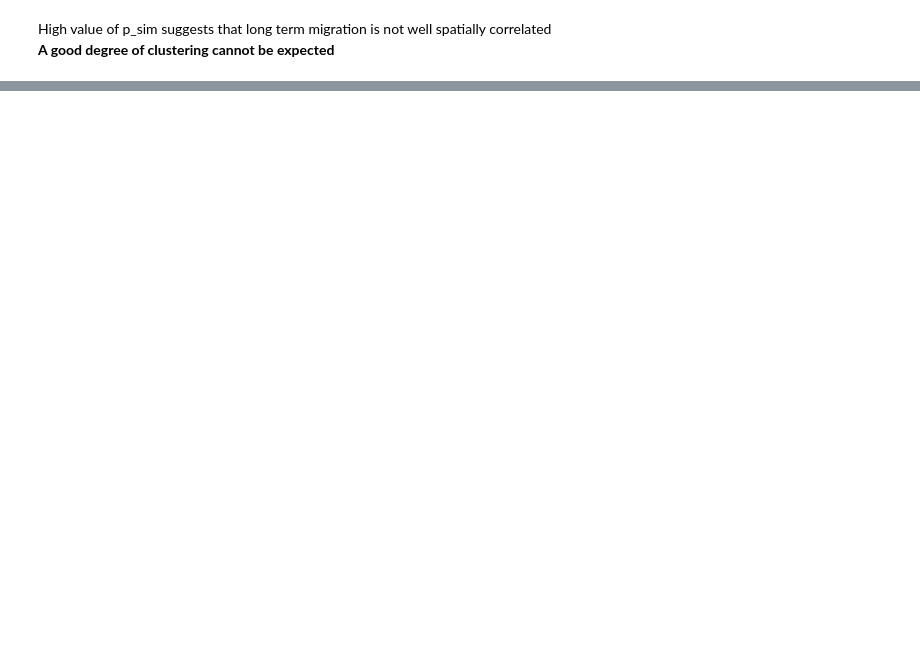
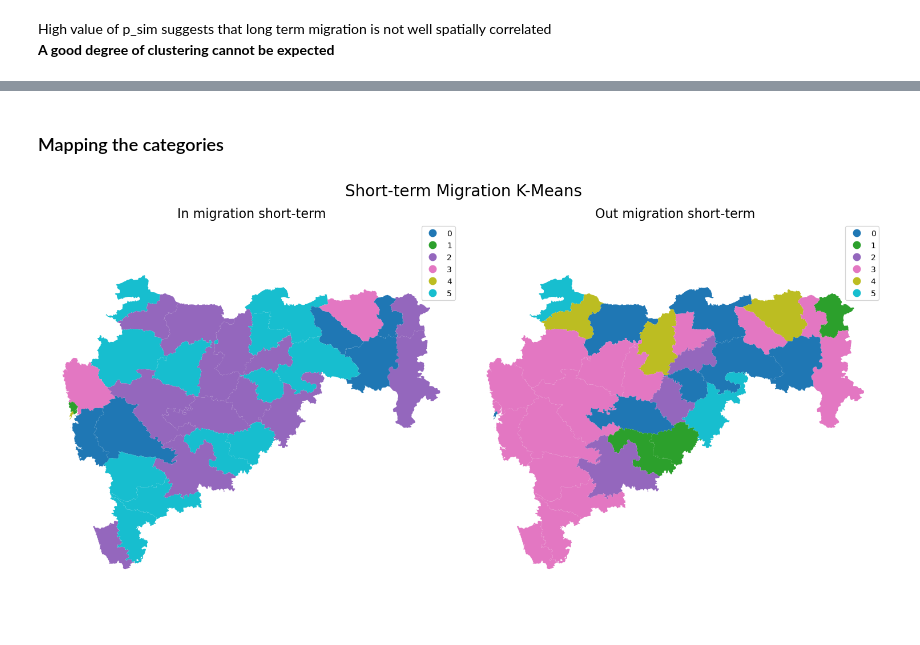
Before and after one commit to vidushi711/SDS_Final, a Jupyter notebook: Exploration/Maharashtra_migration.ipynb, the cells around one changed output, grey strips where cells are left out. Saved outputs shown, nothing was run; the diff lists cells and outputs as text; code cells hidden in the pictures; blank space fills up the shorter version.

```diff
--- a/Exploration/Maharashtra_migration.ipynb
+++ b/Exploration/Maharashtra_migration.ipynb
@@ -815,0 +979,28 @@ High value of p_sim suggests that long term migration is not well spatially corr
+# %%
+np.random.seed(1234)
+# Run the clustering algorithm
+k6cls_in_st = kmeans6_in_st.fit(mh_gdf2[columns_in_st])
+k6cls_out_st = kmeans6_out_st.fit(mh_gdf2[columns_out_st])
+
+k6cls_in_lt = kmeans6_in_lt.fit(mh_gdf2[columns_in_lt])
+k6cls_out_lt = kmeans6_out_lt.fit(mh_gdf2[columns_out_lt])
+# %%
+k6cls_netout_st = kmeans6_netout_st.fit(mh_gdf2[columns_net_out_st])
+k6cls_netout_lt = kmeans6_netout_lt.fit(mh_gdf2[columns_net_out_lt])
+# %%
+mh_gdf2['k6cls_in_st'] = k6cls_in_st.labels_
+mh_gdf2['k6cls_out_st'] = k6cls_out_st.labels_
+
+mh_gdf2['k6cls_in_lt'] = k6cls_in_lt.labels_
+mh_gdf2['k6cls_out_lt'] = k6cls_out_lt.labels_
+# %%
+mh_gdf2['k6cls_netout_st'] = k6cls_netout_st.labels_
+mh_gdf2['k6cls_netout_lt'] = k6cls_netout_lt.labels_
+# %% [markdown]
+### Mapping the categories
+# %%
+two_maps_categorical(mh_gdf2, var1="k6cls_in_st", var2="k6cls_out_st",
+                     title1="In migration short-term", title2="Out migration short-term",
+                     title="Short-term Migration K-Means")
+# %% [output]
+[figure, added]
```
Also changed, not shown: parts of 49 cells of this notebook.
